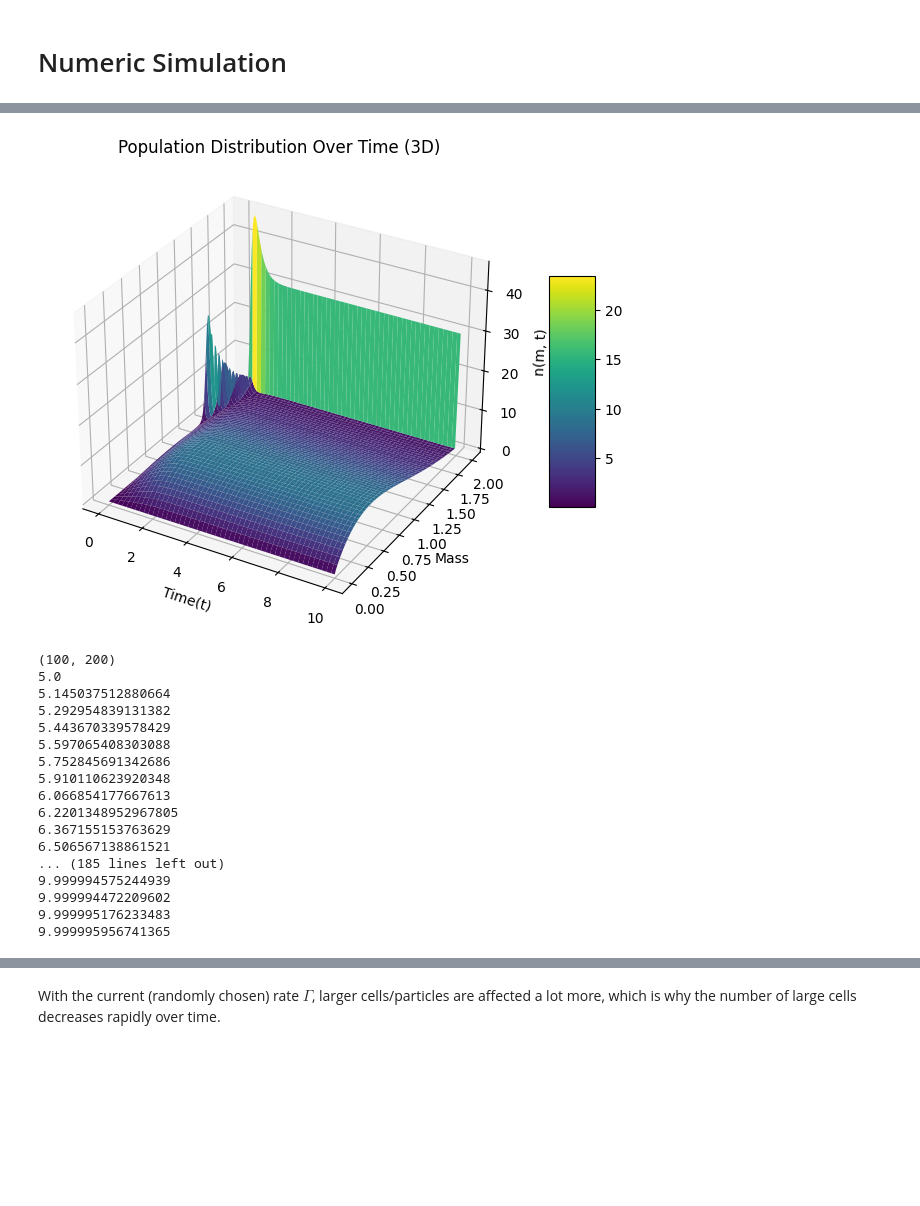
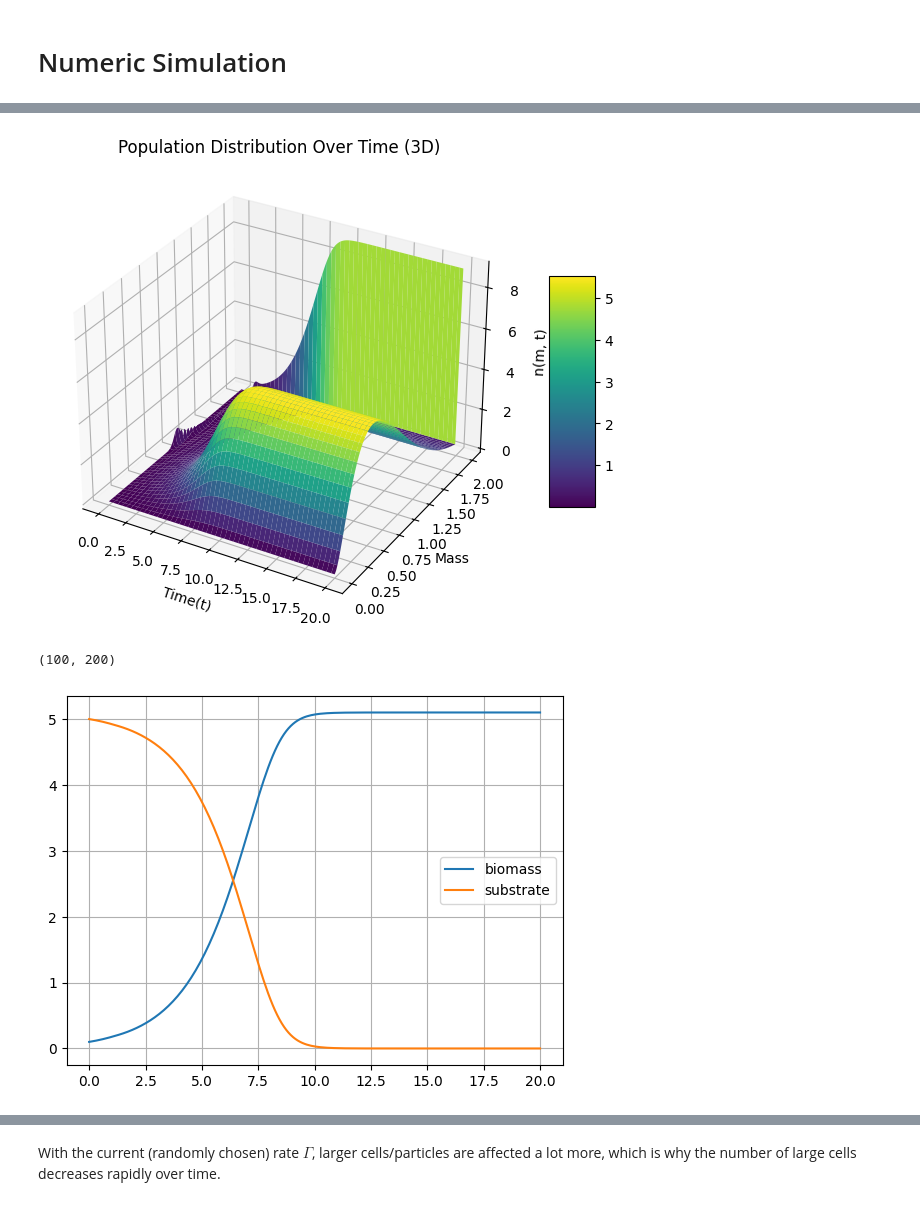
Before and after one commit to therealtoby1/Master, a Jupyter notebook: Cell_growth_integro_diff.ipynb, the cells around one changed output, grey strips where cells are left out. Drawn from its saved outputs; the diff is of its cells as text; code cells hidden in the pictures; blank space fills up the shorter version.

Commit message:
biomass integrodiff

```diff
--- a/Cell_growth_integro_diff.ipynb
+++ b/Cell_growth_integro_diff.ipynb
@@ -62,7 +62,7 @@ minimal_division_mass=0.1
 m = np.linspace(m_min, m_max, M)
 
 delta_m = m[1] - m[0]
-q=2 #for the probability distribution- important--> q>1. for q<1--> divergence, p=1--> P[k:, 0] is not 0 anymore (cells could falsly split into cells of size 0!)
+q=3#for the probability distribution- important--> q>1. for q<1--> divergence, p=1--> P[k:, 0] is not 0 anymore (cells could falsly split into cells of size 0!)
 Bqq = math.gamma(q) * math.gamma(q) / math.gamma(2*q)
 #functions for growth rate/death rate...
 def r_g (m_i, S):
@@ -176,11 +176,11 @@ def shifted_gaussian(m, mu, sigma):
 
     return g_shifted
 # Example usage
-mu=1.5
+mu=1
 
 sigma=0.05
 
-n0 = shifted_gaussian(m,mu,sigma)   *  5            #-->biomass at start =5
+n0 = shifted_gaussian(m,mu,sigma)   *  0.1            #-->biomass at start =5
 plt.plot(m,n0)
 plt.title('Initial Population Distribution')
 plt.xlabel('Cell mass')
@@ -194,7 +194,7 @@ S0 = 5 #g/L
 
 # Combine into single initial condition vector
 y0 = np.concatenate([n0, [S0]])
-t_span = (0.0, 10.0)
+t_span = (0.0, 20.0)
 timesteps=200
 t_eval = np.linspace(*t_span, timesteps)
 
@@ -247,53 +247,47 @@ for i, k in enumerate(time_idxs):
             z=N[:, k],
             mode='lines',
             showlegend=False,           # still no legend for each line
             line=dict(
                 color=N[:, k],          # color each point by its density
                 colorscale='Viridis',
                 cmin=cmin,
                 cmax=cmax,
                 width=4,
                 showscale=(i == 0),       # only the first trace shows the colorbar, so i dont have 200 colorbars
                 colorbar=dict(title='n(m, t)') if i == 0 else None
             )
         )
     )
 
 fig = go.Figure(traces)
 fig.update_layout(
     scene=dict(
         xaxis=dict(
             title='Mass (m)',
             autorange='reversed'    # flip so axis 0 and time axis 0 sort of fit better visually
         ),
         yaxis=dict(title='Time (t)'),
         zaxis=dict(title='n(m, t)')
     ),
     width=700,
     height=700,
 )
 fig.show()
-for i in range (200):
-    print(sum(N[:,i]*m*delta_m))
+
+biomass=[]
+for i in range(len(t_eval)):
+    biomass.append(sum(N[:,i]*m*delta_m))
+
+plt.figure()
+plt.plot(t_eval,biomass,label='biomass')
+plt.plot(t_eval,sol.y[-1, :],label='substrate')
+plt.legend(loc='best')
+plt.grid()
+plt.show()
 # %% [output]
-[figure, old version]
+[figure, new version]
 (100, 200)
-5.0
-5.145037512880664
-5.292954839131382
-5.443670339578429
-5.597065408303088
-5.752845691342686
-5.910110623920348
-6.066854177667613
-6.2201348952967805
-6.367155153763629
-6.506567138861521
-... (185 lines left out)
-9.999994575244939
-9.999994472209602
-9.999995176233483
-9.999995956741365
+[figure, added]
 # %%
 
 
```
Also changed, not shown: parts of 5 cells of this notebook.
